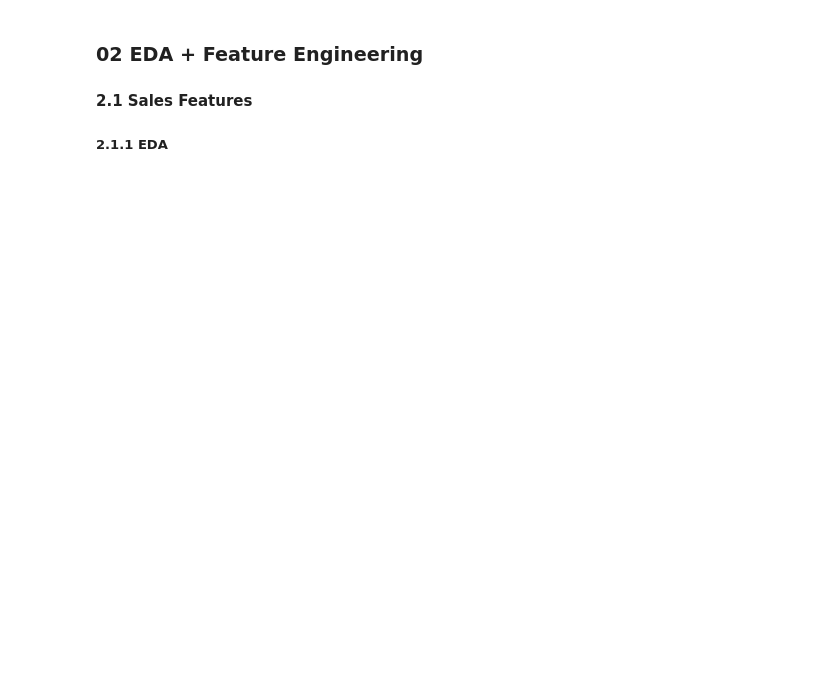
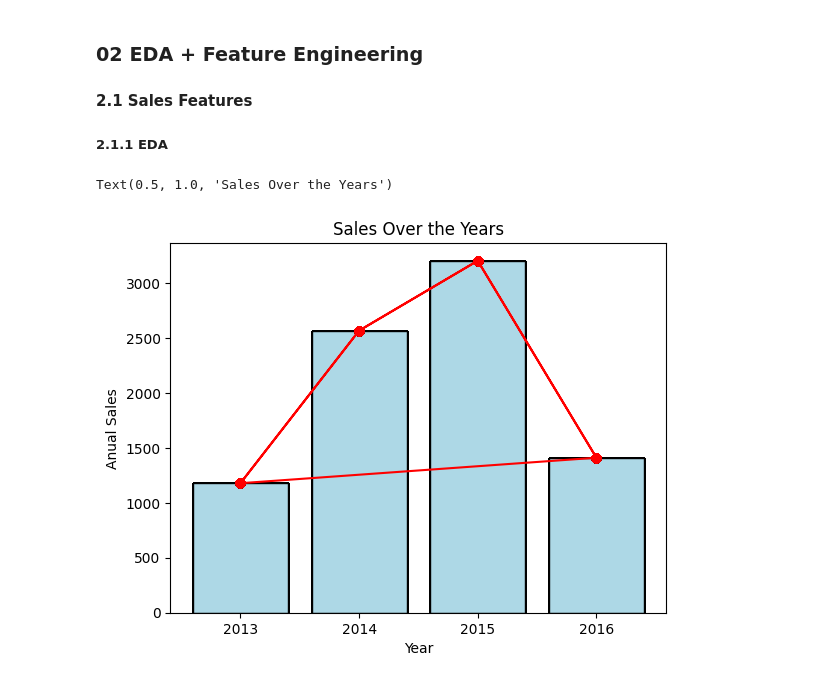
Before and after one commit to ionahu08/M5Forecasting_Accuracy, a Jupyter notebook: code/project_M5.ipynb, the cells around one changed output. Cells and saved outputs as stored; diff of their text form; code cells hidden in the pictures; blank space fills up the shorter version.

Commit message:
updated EDA visualization

```diff
--- a/code/project_M5.ipynb
+++ b/code/project_M5.ipynb
@@ -14,6 +14,9 @@ calendar = pd.read_csv('../data/calendar.csv')
 sales_train_val = pd.read_csv('../data/sales_train_validation.csv')
 sales_train_eval = pd.read_csv('../data/sales_train_evaluation.csv')
 sell_prices = pd.read_csv('../data/sell_prices.csv')
+
+sales_train_val = sales_train_val[sales_train_val['item_id']=='HOBBIES_1_001']
+sales_train_eval = sales_train_eval[sales_train_eval['item_id']=='HOBBIES_1_001']
 # %% [markdown]
 ### 01 Preprocessing Data
 #### 1.1 Calendar Data
@@ -132,0 +357,21 @@ sales_train['year'].unique()
+# %%
+
+
+sales_train['annual_sales']= sales_train['sales'].groupby(sales_train['year']).transform('sum')
+
+# # Create the bar plot for sales over the years
+plt.bar(sales_train['year'], sales_train['annual_sales'], color='lightblue', edgecolor='black', label='Sales')
+
+# # Overlay a line plot to show the trend
+plt.plot(sales_train['year'], sales_train['annual_sales'], color='red', marker='o', label='Trend')
+
+# Set x-ticks to be integers
+plt.xticks(sales_train['year'].unique())
+
+# # Add labels and title
+plt.xlabel('Year')
+plt.ylabel('Anual Sales')
+plt.title('Sales Over the Years')
+# %% [output]
+Text(0.5, 1.0, 'Sales Over the Years')
+[figure, added]
```
Also changed, not shown: parts of 17 cells of this notebook.
